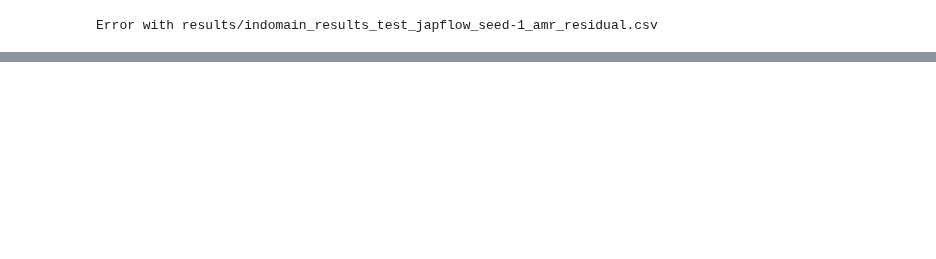
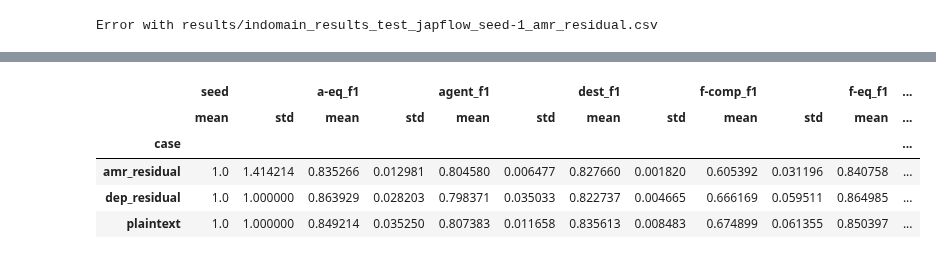
Before and after one commit to ShoRit/flow_graphs, a Jupyter notebook: code/analysis_notebooks/indomain_error_analysis.ipynb, the cells around one changed output, grey strips where cells are left out. Cells and saved outputs as stored; diff of their text form; code cells hidden in the pictures; blank space fills up the shorter version.

```diff
--- a/code/analysis_notebooks/indomain_error_analysis.ipynb
+++ b/code/analysis_notebooks/indomain_error_analysis.ipynb
@@ -45,0 +73,10 @@ Error with results/indomain_results_test_japflow_seed-1_amr_residual.csv
+# %%
+efgc_grouped = efgc_df.groupby("case").aggregate(["mean", "std"])
+efgc_grouped
+# %% [output]
+|  | seed |  | a-eq_f1 |  | agent_f1 |  | dest_f1 |  | f-comp_f1 |  | f-eq_f1 | ... |
+|  | mean | std | mean | std | mean | std | mean | std | mean | std | mean | ... |
+| case |  |  |  |  |  |  |  |  |  |  |  | ... |
+| amr_residual | 1.0 | 1.414214 | 0.835266 | 0.012981 | 0.804580 | 0.006477 | 0.827660 | 0.001820 | 0.605392 | 0.031196 | 0.840758 | ... |
+| dep_residual | 1.0 | 1.000000 | 0.863929 | 0.028203 | 0.798371 | 0.035033 | 0.822737 | 0.004665 | 0.666169 | 0.059511 | 0.864985 | ... |
+| plaintext | 1.0 | 1.000000 | 0.849214 | 0.035250 | 0.807383 | 0.011658 | 0.835613 | 0.008483 | 0.674899 | 0.061355 | 0.850397 | ... |
```
Also changed, not shown: parts of 16 cells of this notebook, 7 other files.
